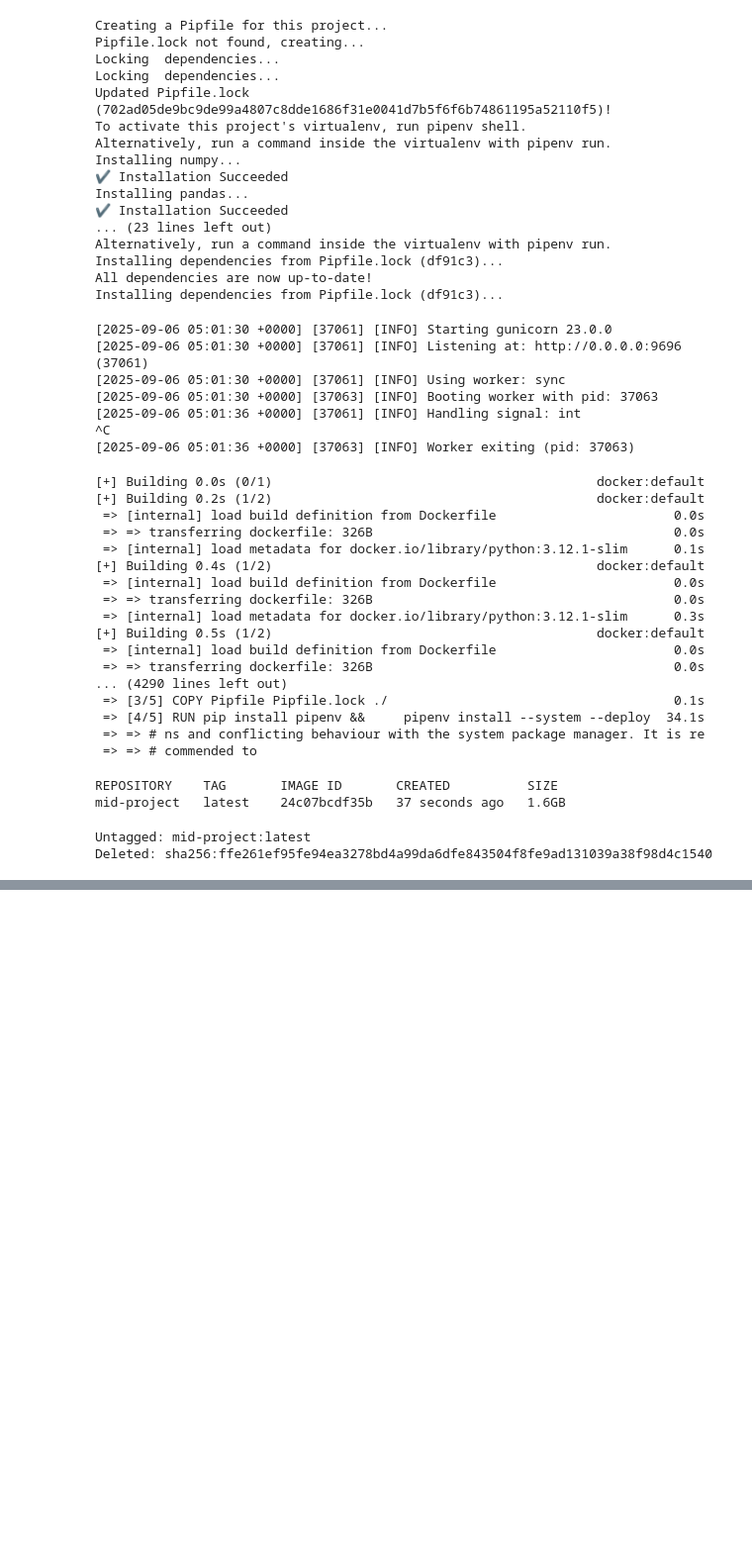
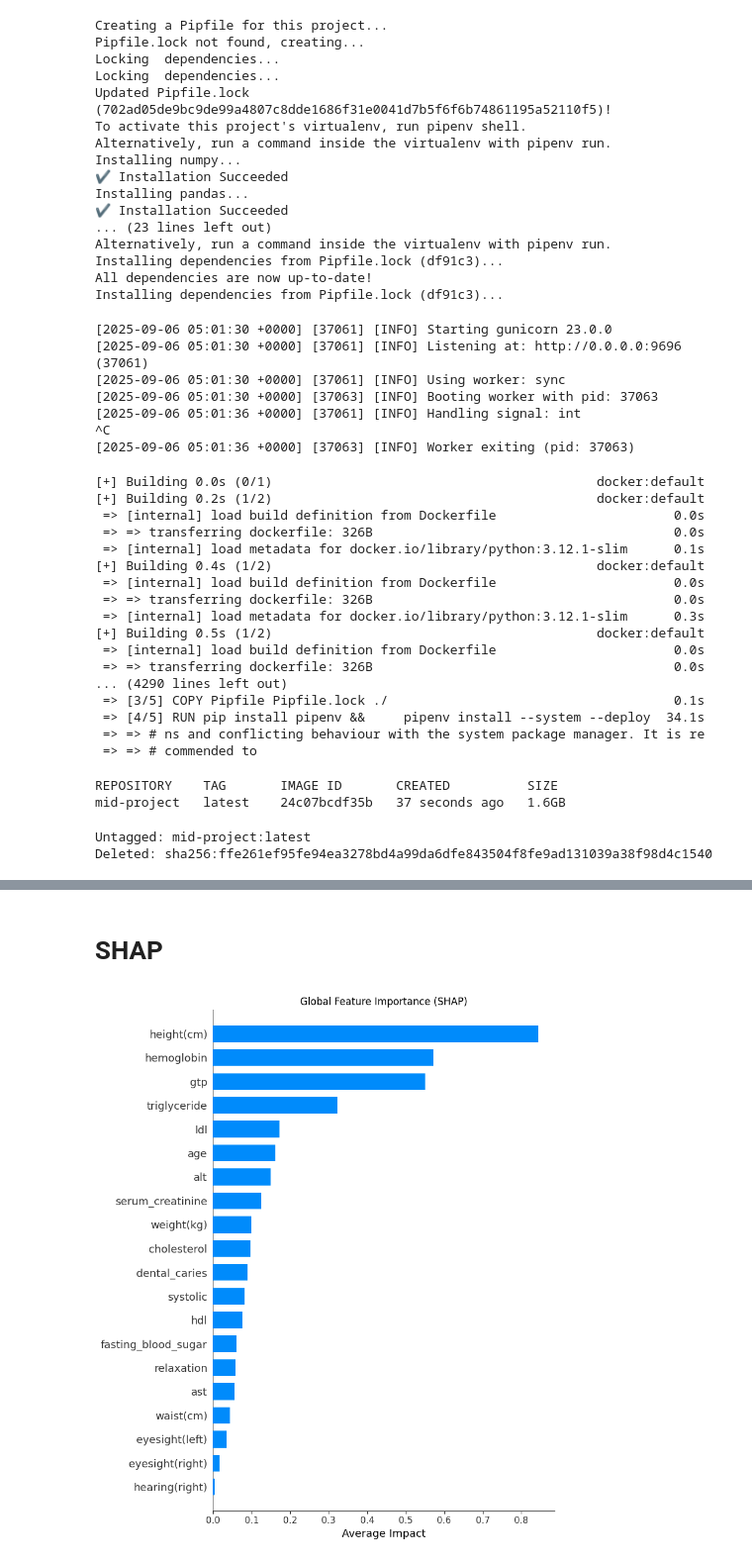
Before and after one commit to zx-99/ml-zoomcamp2025, a Jupyter notebook: 07-mid_project/notebook.ipynb, the cells around one changed output, grey strips where cells are left out. Shown at 99% size. Cells and saved outputs as stored; diff of their text form; code cells hidden in the pictures; blank space fills up the shorter version.

```diff
--- a/07-mid_project/notebook.ipynb
+++ b/07-mid_project/notebook.ipynb
@@ -403,0 +501,18 @@ Deleted: sha256:ffe261ef95fe94ea3278bd4a99da6dfe843504f8fe9ad131039a38f98d4c1540
+# %% [markdown]
+# SHAP
+# %%
+# 2. 导入SHAP库
+import shap
+
+# 3. 初始化SHAP解释器（以优化后的XGBoost模型为例）
+explainer = shap.TreeExplainer(best_model_xgb)  # best_model_xgb为已训练的XGBoost模型
+shap_values = explainer.shap_values(X_test)    # X_test为测试集特征
+# %%
+# 4.1 全局特征重要性（条形图）
+shap.summary_plot(shap_values, X_test, plot_type="bar", show=False)
+plt.title("Global Feature Importance (SHAP)")
+plt.xlabel('Average Impact')
+plt.tight_layout()
+plt.show()
+# %% [output]
+[figure, added]
```
Also changed, not shown: parts of 39 cells of this notebook, 1 other file.
